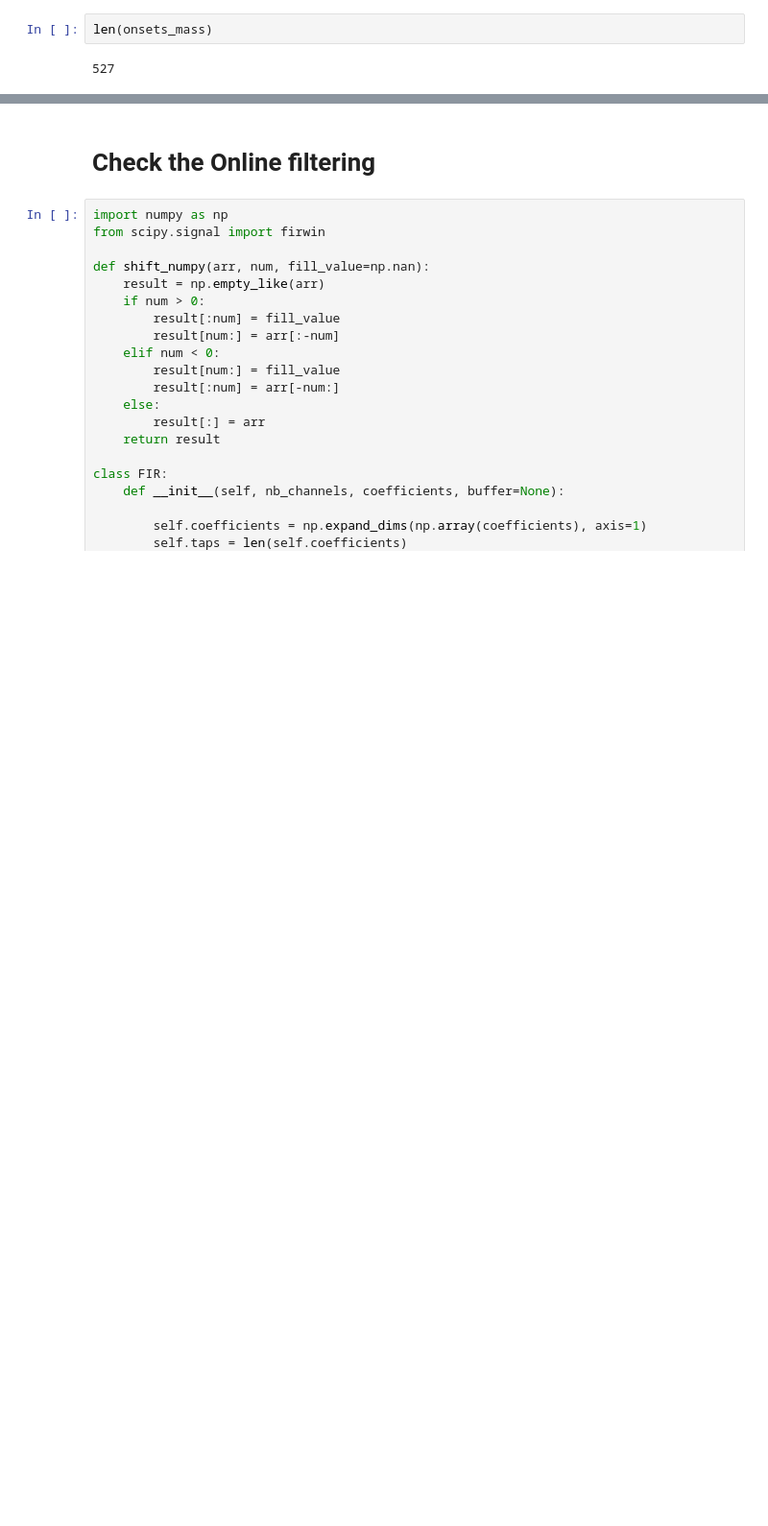
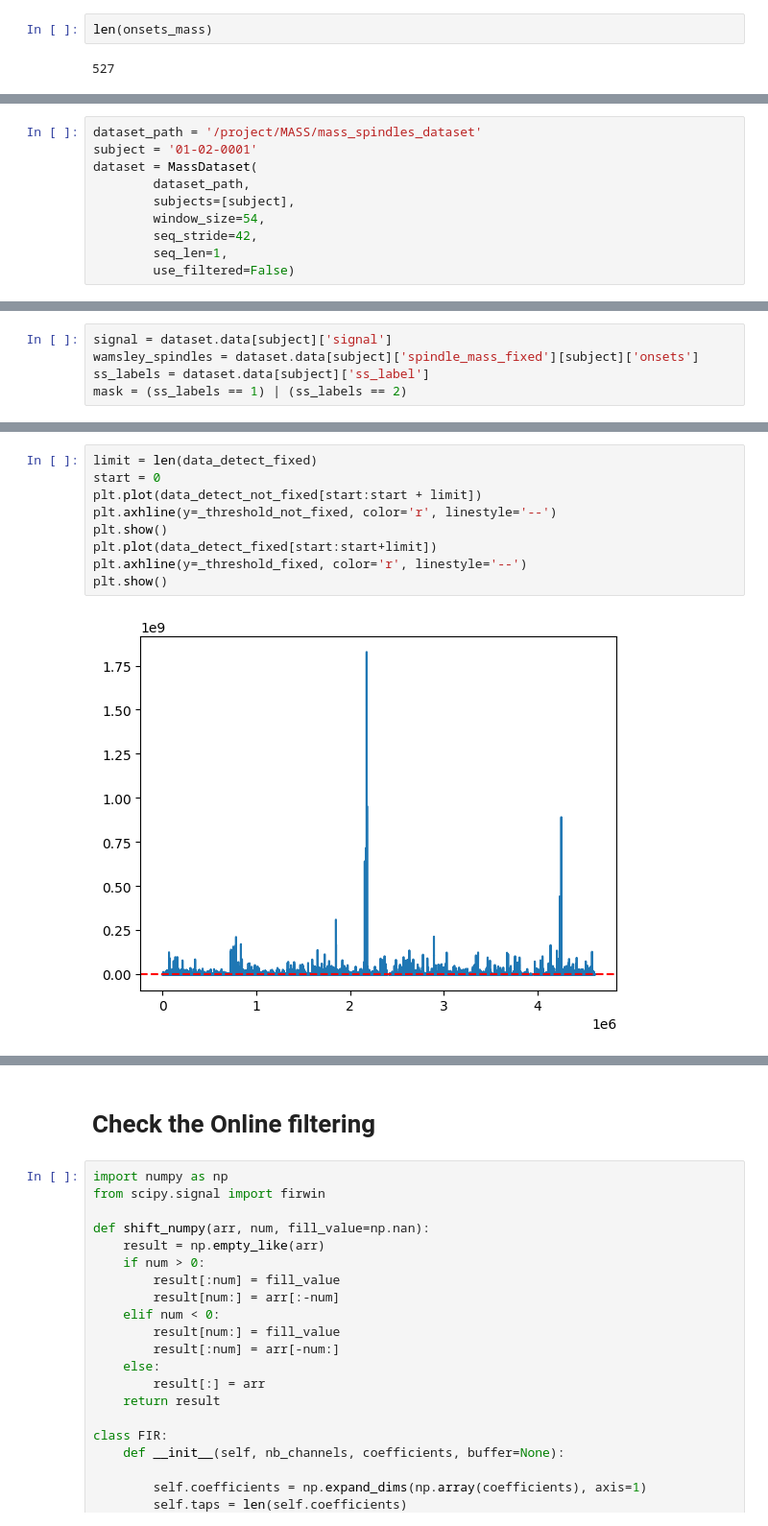
Before and after one commit to Portiloop/portiloop-training, a Jupyter notebook: notebooks/verifying_spindles.ipynb, the cells around one changed output, grey strips where cells are left out. Shown at 96% size. Cells and saved outputs as stored; diff of their text form; blank space fills up the shorter version.

```diff
--- a/notebooks/verifying_spindles.ipynb
+++ b/notebooks/verifying_spindles.ipynb
@@ -221,0 +225,10 @@ plt.plot()
+# %%
+dataset_path = '/project/MASS/mass_spindles_dataset'
+subject = '01-02-0001'
+dataset = MassDataset(
+        dataset_path,
+        subjects=[subject],
+        window_size=54,
+        seq_stride=42,
+        seq_len=1,
+        use_filtered=False)
@@ -221,0 +246,5 @@ plt.plot()
+# %%
+signal = dataset.data[subject]['signal']
+wamsley_spindles = dataset.data[subject]['spindle_mass_fixed'][subject]['onsets']
+ss_labels = dataset.data[subject]['ss_label']
+mask = (ss_labels == 1) | (ss_labels == 2)
@@ -221,0 +432,11 @@ plt.plot()
+# %%
+limit = len(data_detect_fixed)
+start = 0
+plt.plot(data_detect_not_fixed[start:start + limit])
+plt.axhline(y=_threshold_not_fixed, color='r', linestyle='--')
+plt.show()
+plt.plot(data_detect_fixed[start:start+limit])
+plt.axhline(y=_threshold_fixed, color='r', linestyle='--')
+plt.show()
+# %% [output]
+[figure, added]
```
Also changed, not shown: parts of 15 cells of this notebook, 5 other files.
